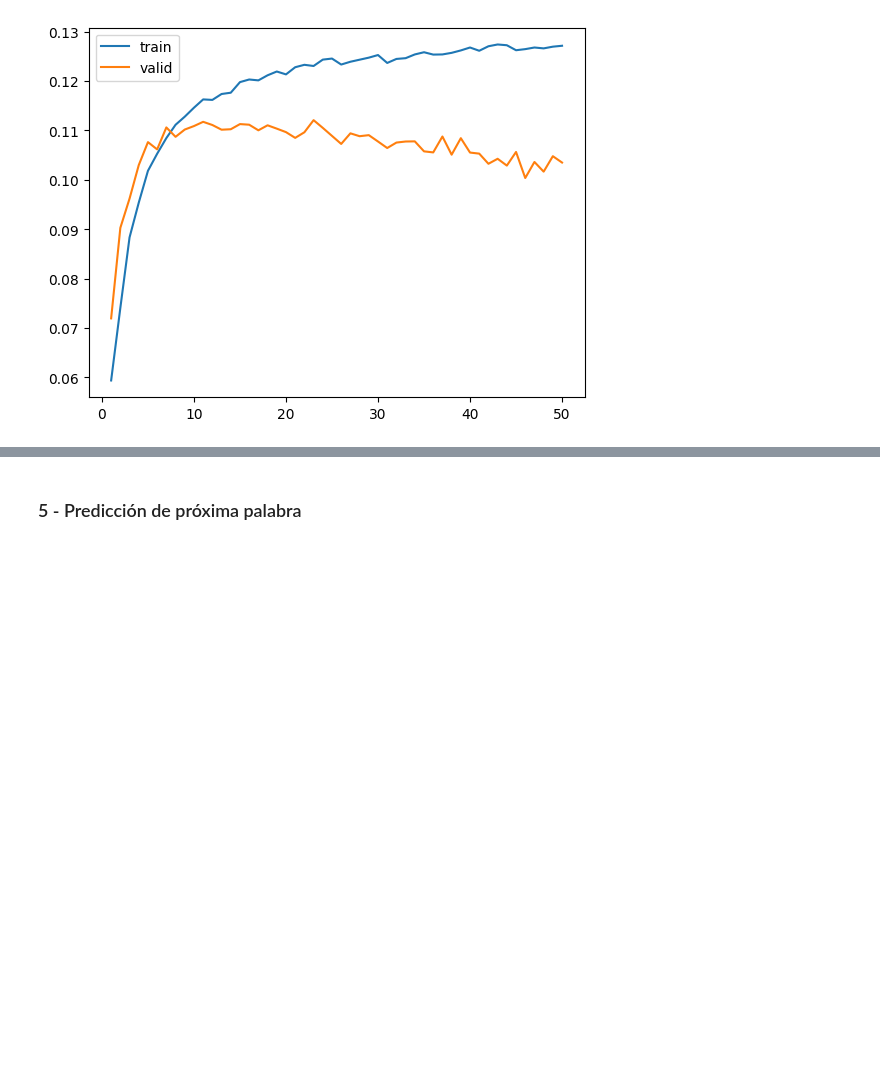
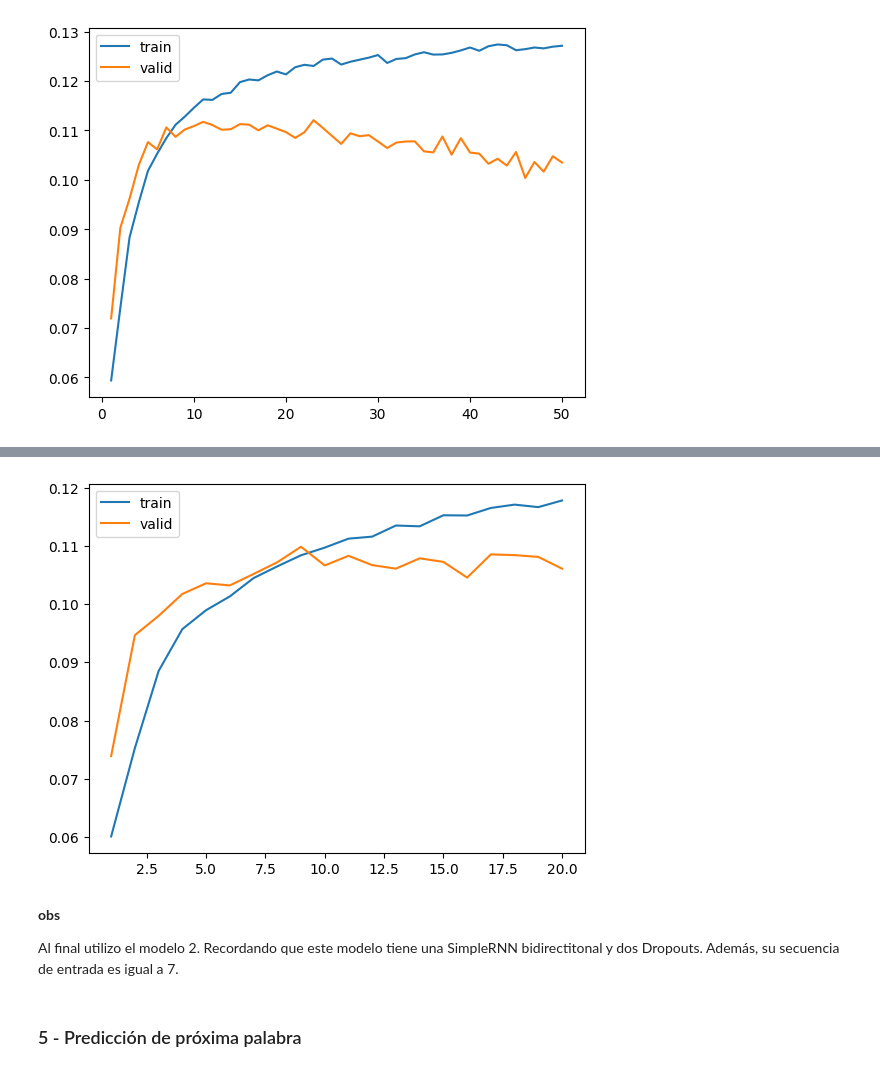
Before and after one commit to Hector242/procesamiento_lenguaje_natural, a Jupyter notebook: clase_4/ejercicios/entrega_4.ipynb, the cells around one changed output, grey strips where cells are left out. Saved outputs shown, nothing was run; the diff lists cells and outputs as text; code cells hidden in the pictures; blank space fills up the shorter version.

```diff
--- a/clase_4/ejercicios/entrega_4.ipynb
+++ b/clase_4/ejercicios/entrega_4.ipynb
@@ -336,0 +488,5 @@ plt.show()
+# %%
+# Transformar los datos a oneHotEncoding
+y_data_int_offset_2 = y_data_int_2 - 1
+y_data_2 = to_categorical(y_data_int_offset_2, num_classes=vocab_size_2)
+y_data_2.shape
@@ -336,0 +495,4 @@ plt.show()
+# %%
+# largo de la secuencia de entrada
+input_seq_len_2 = x_data_2.shape[1]
+input_seq_len_2
@@ -336,0 +507,22 @@ plt.show()
+# %%
+model_3 = Sequential()
+
+# Embedding:
+# input_seq_len = 3 --> ingreso 3 palabras
+# input_dim = vocab_size --> 12542 palabras distintas
+# output_dim = 8 --> crear embeddings de tamaño 7 (tamaño variable y ajustable)
+model_3.add(Embedding(input_dim=vocab_size_2+1, output_dim=8, input_length=input_seq_len_2))
+
+model_3.add(SimpleRNN(64, return_sequences=True))
+model_3.add(Dropout(0.5))
+model_3.add(SimpleRNN(64)) # La última capa no lleva return_sequences
+model_3.add(Dense(32, activation='relu'))
+
+# Predicción de clasificación con softmax
+# La salida vuelve al espacio de 12542 palabras posibles
+model_3.add(Dense(vocab_size_2, activation='softmax'))
+
+# Clasificación multiple categórica --> loss = categorical_crossentropy
+model_3.compile(loss='categorical_crossentropy', optimizer='adam', metrics=['accuracy'])
+
+model_3.summary()
@@ -336,0 +547,2 @@ plt.show()
+# %%
+hist_3 = model_3.fit(x_data_2, y_data_2, epochs=20, validation_split=0.2)
@@ -337,3 +567,18 @@ plt.show()
+# %%
+import matplotlib.pyplot as plt
+import seaborn as sns
+
+# Entrenamiento
+epoch_count_3 = range(1, len(hist_3.history['accuracy']) + 1)
+sns.lineplot(x=epoch_count_3,  y=hist_3.history['accuracy'], label='train')
+sns.lineplot(x=epoch_count_3,  y=hist_3.history['val_accuracy'], label='valid')
+plt.show()
+# %% [output]
+[figure, added]
+# %% [markdown]
+**obs**
+
+Al final utilizo el modelo 2. Recordando que este modelo tiene una SimpleRNN bidirectitonal y dos Dropouts. Además, su secuencia de entrada es igual a 7.
 # %% [markdown]
 ### 5 - Predicción de próxima palabra
 # %%
```
Also changed, not shown: parts of 35 cells of this notebook, 3 other files.
